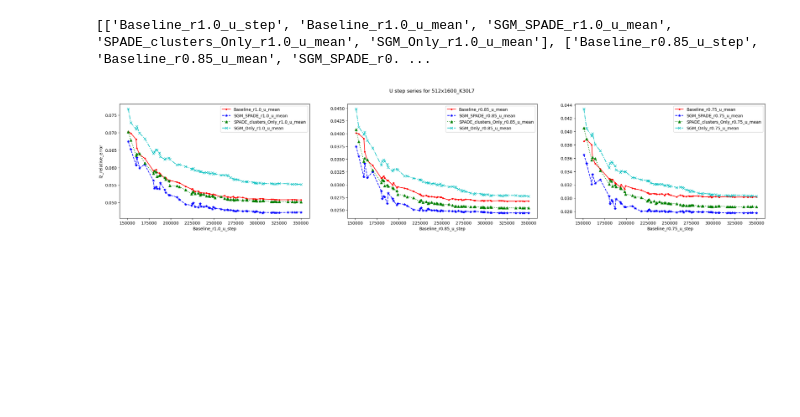
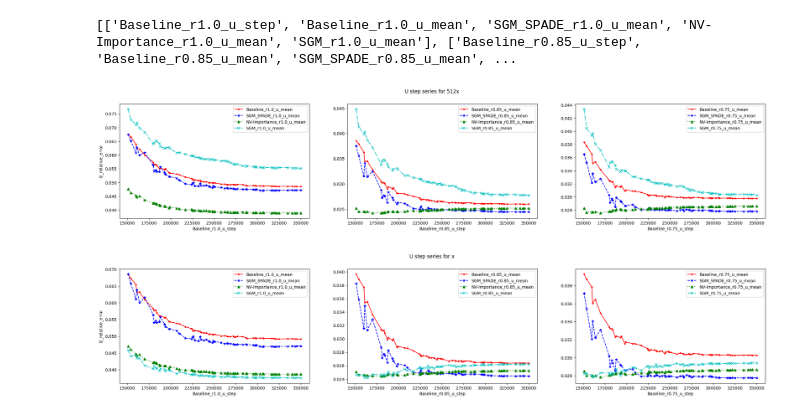
Before and after one commit to janticev/tensorboard-aggregator-modulus22, a Jupyter notebook: datagrabbing.ipynb, the cells around one changed output. Saved outputs shown, nothing was run; the diff lists cells and outputs as text; code cells hidden in the pictures; blank space fills up the shorter version.

```diff
--- a/datagrabbing.ipynb
+++ b/datagrabbing.ipynb
@@ -7,11 +7,11 @@ variablesKey = 'Validators'
 variablesSplit = 'l2_relative_error_'
 validatorsRename = {'validator':'r1.0','validator_2':'r0.85','validator_3':'r0.75'}
 variablesID = 'validator'
-subfolders = ['Baseline','SGM_SPADE','SPADE_clusters_Only','SGM_Only']
+subfolders = ['Baseline','SGM_SPADE','NV-Importance','SGM']
 
 # run aggregates with these subfoldetrs
-#folder = 'C:/Users/jacec/Documents/Test_Runs/'
-folder = 'C:/Users/John Anticev/Documents/SCHOOL/aggregator_runs/'
+folder = 'C:/Users/jacec/Documents/Test_Runs/'
+#folder = 'C:/Users/John Anticev/Documents/SCHOOL/aggregator_runs/'
 aggregates = [folder+f+'/aggregates/' for f in os.listdir(folder) if os.path.isdir(folder+f)]
 #all results will be in /aggregates, separated by tags from subfolders
 #find all validation files separated by subfolder
@@ -133,26 +134,23 @@ for i in range(len(dataframes)):
 # %%
 #plot step series u
 plotVars_p_allValidators = [[f'Baseline_{j}_u_step'] + [f'{i}_{j}_u_mean' for i in subfolders ] for j in validatorsRename.values()]
 print(plotVars_p_allValidators)
 stepFilter = dataframes[0]['Baseline_r1.0_u_step'] >= 150000
-def set_cycler(ax):
-    ax.set_prop_cycle(plt.cycler('color', ['r', 'b', 'g', 'c'])+
-                      plt.cycler('linestyle', ['-','--',':','-.'])+
-                      plt.cycler('marker', ['.','*','^','x']))
 #fmt = '[marker][line][color]' linestyle='--', marker='o', color='b'
 #fmts = ['-r','--*b',':^g','-.xc']
 #formats = {'marker':['.','*','^','x'], 'linestyle':['-','--',':','-.'], 'color':['r','b','g','c']}
 
 for i in range(len(dataframes)):
     fig, axes = plt.subplots(nrows=1, ncols=3, figsize = (28,5))
     fig.suptitle(f'U step series for {agNames[i]}')
     axes[0].set_ylabel('l2_relative_error')
     for k,j in enumerate(plotVars_p_allValidators):
         set_cycler(axes[k])
         dataframes[i][j][stepFilter].plot(x=j[0],ax=axes[k])
 # %% [output]
-[['Baseline_r1.0_u_step', 'Baseline_r1.0_u_mean', 'SGM_SPADE_r1.0_u_mean', 'SPADE_clusters_Only_r1.0_u_mean', 'SGM_Only_r1.0_u_mean'], ['Baseline_r0.85_u_step', 'Baseline_r0.85_u_mean', 'SGM_SPADE_r0. ...
+[['Baseline_r1.0_u_step', 'Baseline_r1.0_u_mean', 'SGM_SPADE_r1.0_u_mean', 'NV-Importance_r1.0_u_mean', 'SGM_r1.0_u_mean'], ['Baseline_r0.85_u_step', 'Baseline_r0.85_u_mean', 'SGM_SPADE_r0.85_u_mean', ...
-[figure, old version]
+[figure, new version]
+[figure, added]
 # %%
 #plot step series v
 plotVars_p_allValidators = [[f'Baseline_{j}_v_step'] + [f'{i}_{j}_v_mean' for i in subfolders ] for j in validatorsRename.values()]
```
Also changed, not shown: parts of 9 cells of this notebook, 5 other files.
